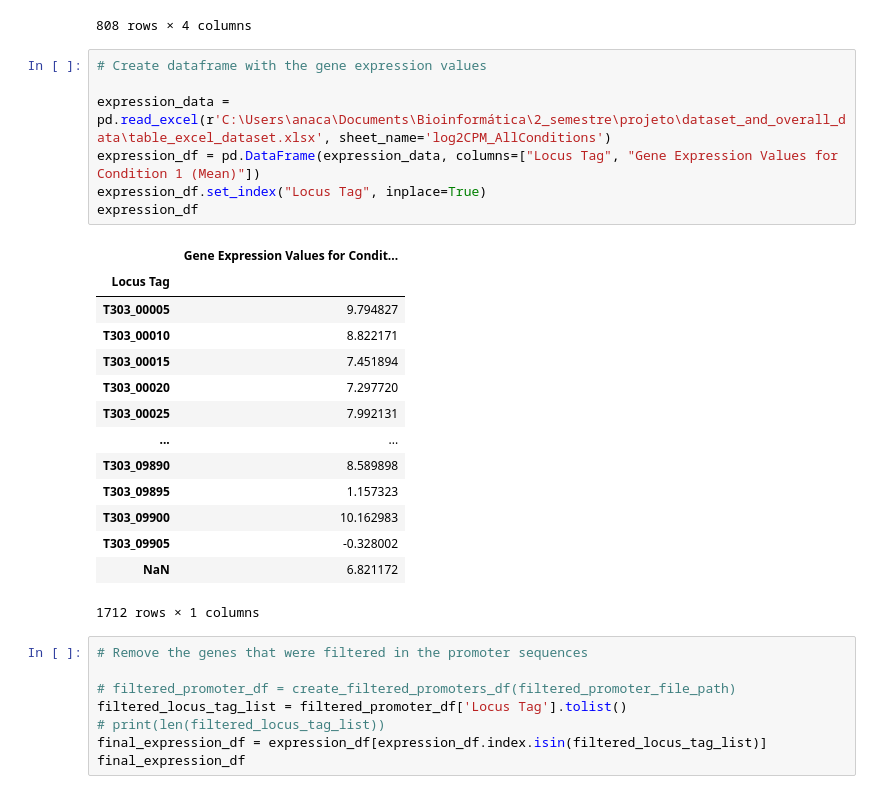
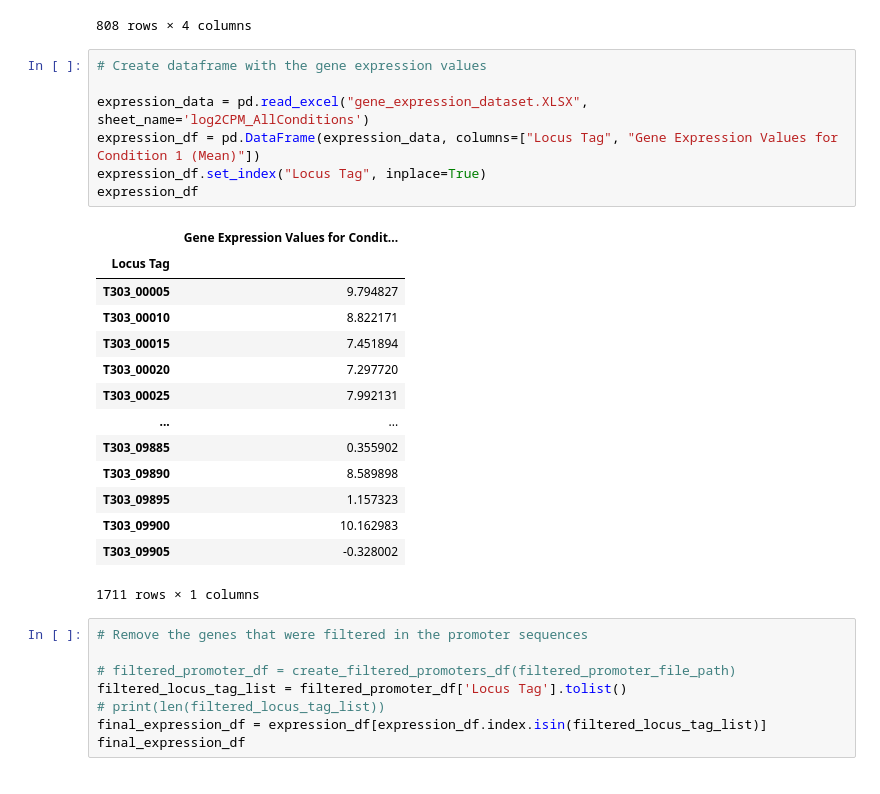
Before and after one commit to camilababo/Application-of-ML-approaches-towards-the-prediction-of-gene-expression-levels-in-S.thermophilus, a Jupyter notebook: gene-expression-prediction-pipeline/promoter_prediction_pipeline.ipynb, the cells around one changed output. Saved outputs shown, nothing was run; the diff lists cells and outputs as text.

Commit message:
file directory update gene expression dataset addition

```diff
--- a/gene-expression-prediction-pipeline/promoter_prediction_pipeline.ipynb
+++ b/gene-expression-prediction-pipeline/promoter_prediction_pipeline.ipynb
@@ -76,25 +76,25 @@ filtered_promoter_df
 # %%
 # Create dataframe with the gene expression values
 
-expression_data = pd.read_excel(r'C:\Users\anaca\Documents\Bioinformática\2_semestre\projeto\dataset_and_overall_data\table_excel_dataset.xlsx', sheet_name='log2CPM_AllConditions')
+expression_data = pd.read_excel("gene_expression_dataset.XLSX", sheet_name='log2CPM_AllConditions')
 expression_df = pd.DataFrame(expression_data, columns=["Locus Tag", "Gene Expression Values for Condition 1 (Mean)"])
 expression_df.set_index("Locus Tag", inplace=True)
 expression_df
 # %% [output]
 |  | Gene Expression Values for Condit... |
 | Locus Tag |  |
 | T303_00005 | 9.794827 |
 | T303_00010 | 8.822171 |
 | T303_00015 | 7.451894 |
 | T303_00020 | 7.297720 |
 | T303_00025 | 7.992131 |
 | ... | ... |
+| T303_09885 | 0.355902 |
 | T303_09890 | 8.589898 |
 | T303_09895 | 1.157323 |
 | T303_09900 | 10.162983 |
 | T303_09905 | -0.328002 |
-| NaN | 6.821172 |
-1712 rows × 1 columns
+1711 rows × 1 columns
 # %%
 # Remove the genes that were filtered in the promoter sequences
 
```
Also changed, not shown: parts of 2 cells of this notebook, 1 other file.
